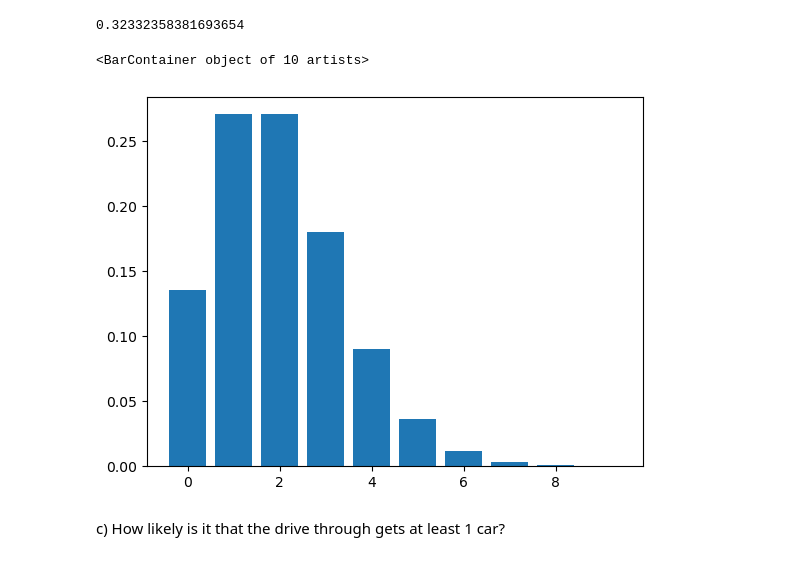
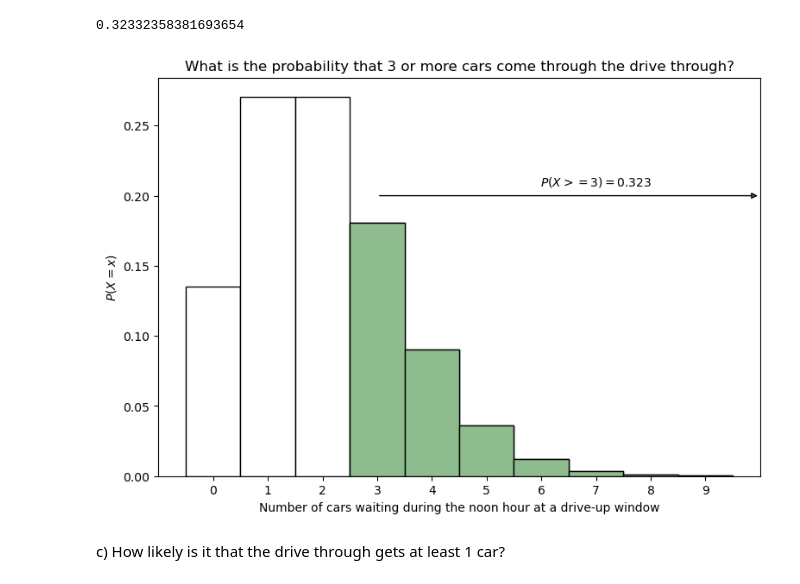
Before and after one commit to TheodoreQuansah/statistics-exercises, a Jupyter notebook: probability_distributions.ipynb, the cells around one changed output. Saved outputs shown, nothing was run; the diff lists cells and outputs as text; code cells hidden in the pictures.

```diff
--- a/probability_distributions.ipynb
+++ b/probability_distributions.ipynb
@@ -31,11 +61,27 @@ b) What is the probability that 3 or more cars come through the drive through?
 cars.sf(2)
 # %% [output]
 0.32332358381693654
+# %%
+x = arange(0, 10)
+y =
 # %%
-plt.bar(x, cars.pmf(x))
+plt.figure(figsize=(9, 6))
+plt.bar(x, y, edgecolor='black', color='white', width=1)
+plt.xticks(x)
+plt.ylabel('$P(X = x)$')
+plt.xlabel('Number of cars waiting during the noon hour at a drive-up window')
+plt.title('What is the probability that 3 or more cars come through the drive through?')
+
+x1 = np.arange(3, 10)
+y1 = cars.pmf(x1)
+
+plt.bar(x1, y1, width=1, color='darkseagreen', edgecolor='black')
+
+plt.annotate('', xy=(3, .20), xytext=(10, .20), xycoords='data', textcoords='data', arrowprops={'arrowstyle': '<|-'})
+plt.text(7, .21, f'$P(X >= 3) = {cars.sf(2):.3f}$', va='center', ha='center')
+plt.show()
 # %% [output]
-<BarContainer object of 10 artists>
-[figure, old version]
+[figure, new version]
 # %% [markdown]
 c) How likely is it that the drive through gets at least 1 car?
 # %%
```
Also changed, not shown: parts of 26 cells of this notebook.
